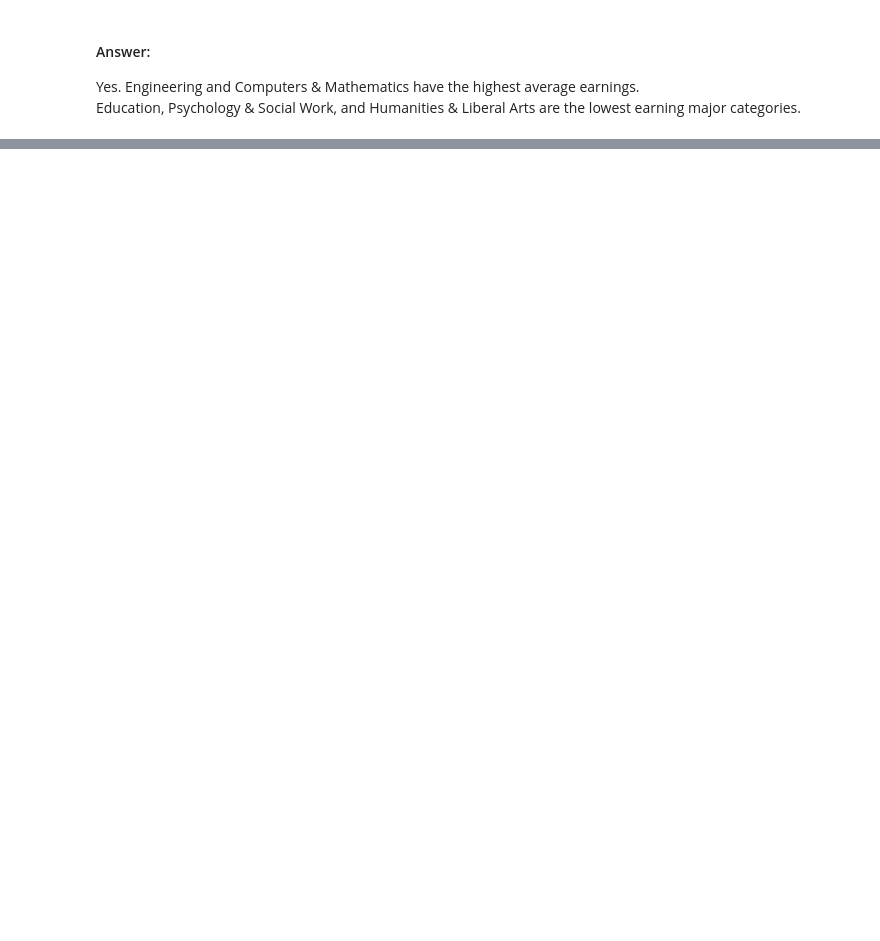
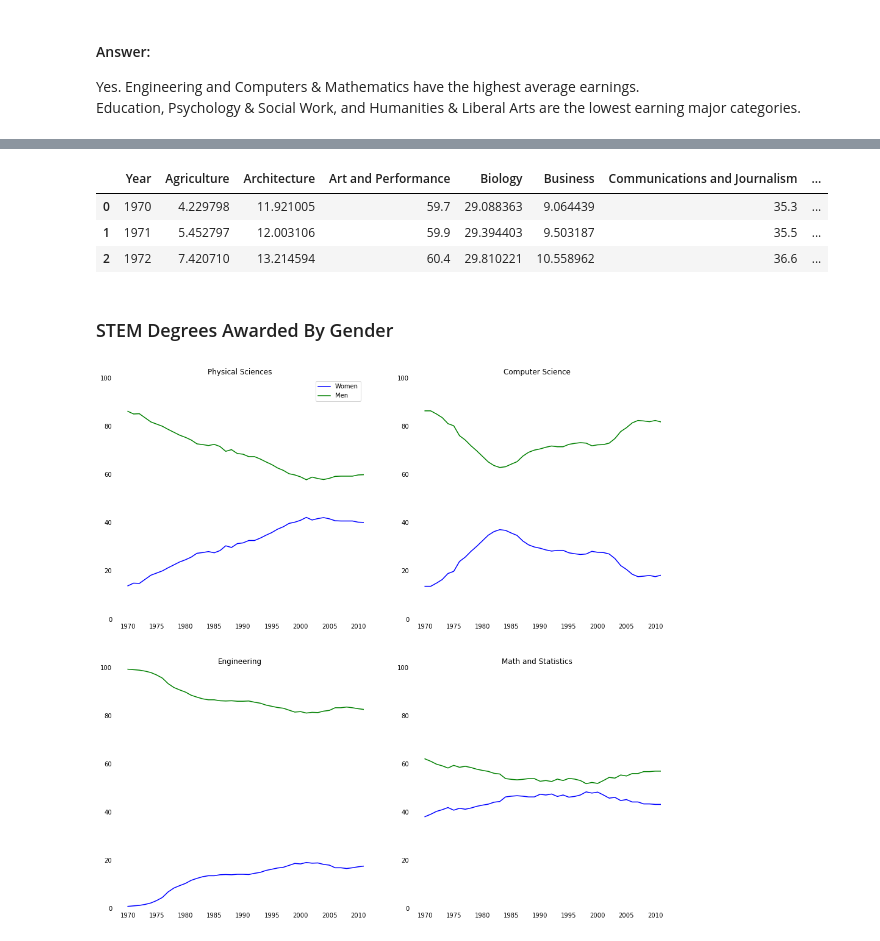
Before and after one commit to danielzayas/STEM_gender_gap, a Jupyter notebook: Earnings by College Majors.ipynb, the cells around one changed output, grey strips where cells are left out. Saved outputs shown, nothing was run; the diff lists cells and outputs as text; code cells hidden in the pictures; blank space fills up the shorter version.

```diff
--- a/Earnings by College Majors.ipynb
+++ b/Earnings by College Majors.ipynb
@@ -294,0 +308,34 @@ Education, Psychology & Social Work, and Humanities & Liberal Arts are the lowes
+# %%
+women_degrees = pd.read_csv('percent-bachelors-degrees-women-usa.csv')
+# %%
+women_degrees.head(3)
+# %% [output]
+|  | Year | Agriculture | Architecture | Art and Performance | Biology | Business | Communications and Journalism | ... |
+| 0 | 1970 | 4.229798 | 11.921005 | 59.7 | 29.088363 | 9.064439 | 35.3 | ... |
+| 1 | 1971 | 5.452797 | 12.003106 | 59.9 | 29.394403 | 9.503187 | 35.5 | ... |
+| 2 | 1972 | 7.420710 | 13.214594 | 60.4 | 29.810221 | 10.558962 | 36.6 | ... |
+# %% [markdown]
+### STEM Degrees Awarded By Gender
+# %%
+major_cats = ['Physical Sciences', 'Computer Science', 'Engineering', 'Math and Statistics']
+fig = plt.figure(figsize=(16,16))
+
+for sp in range(0,4):
+    ax = fig.add_subplot(2,2,sp+1)
+    ax.plot(women_degrees['Year'], women_degrees[major_cats[sp]], c='blue', label='Women')
+    ax.plot(women_degrees['Year'], 100-women_degrees[major_cats[sp]], c='green', label='Men')
+    ax.set_xlim(1968,2011)
+    ax.set_ylim(0,100)
+    ax.spines['left'].set_visible(False)
+    ax.spines['right'].set_visible(False)
+    ax.spines['top'].set_visible(False)
+    ax.spines['bottom'].set_visible(False)
+    ax.tick_params(bottom='off',top='off',left='off', right='off')
+    ax.set_title(major_cats[sp])
+
+# Calling pfig.add_subplot(2,2,1) here will add the legend to the first subplot that was created.
+ax = fig.add_subplot(2,2,1)
+plt.legend(loc='upper right')
+plt.show()
+# %% [output]
+[figure, added]
```
Also changed, not shown: parts of 7 cells of this notebook.
